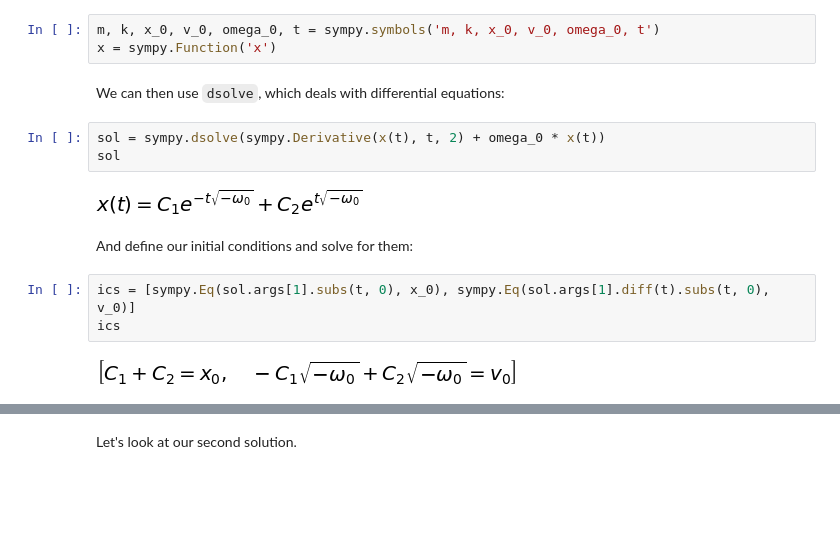
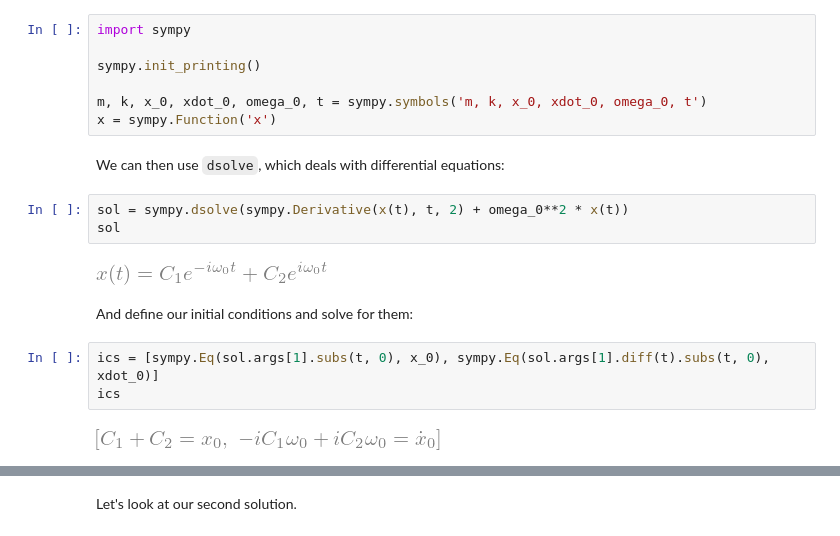
Before and after one commit to flothesof/posts, a Jupyter notebook: 20170414_HarmonicOscillator.ipynb, the cells around one changed output, grey strips where cells are left out. Drawn from its saved outputs; the diff is of its cells as text; blank space fills up the shorter version.

Commit message:
fix harmonic oscillator omega_squared

```diff
--- a/20170414_HarmonicOscillator.ipynb
+++ b/20170414_HarmonicOscillator.ipynb
@@ -44,22 +40,26 @@ sympy.init_printing()
 # %% [markdown]
 First, we define our symbols and function:
 # %%
-m, k, x_0, v_0, omega_0, t = sympy.symbols('m, k, x_0, v_0, omega_0, t')
+import sympy
+
+sympy.init_printing()
+
+m, k, x_0, xdot_0, omega_0, t = sympy.symbols('m, k, x_0, xdot_0, omega_0, t')
 x = sympy.Function('x')
 # %% [markdown]
 We can then use `dsolve`, which deals with differential equations:
 # %%
-sol = sympy.dsolve(sympy.Derivative(x(t), t, 2) + omega_0 * x(t))
+sol = sympy.dsolve(sympy.Derivative(x(t), t, 2) + omega_0**2 * x(t))
 sol
 # %% [output]
-[figure, old version]
+[figure, new version]
 # %% [markdown]
 And define our initial conditions and solve for them:
 # %%
-ics = [sympy.Eq(sol.args[1].subs(t, 0), x_0), sympy.Eq(sol.args[1].diff(t).subs(t, 0), v_0)]
+ics = [sympy.Eq(sol.args[1].subs(t, 0), x_0), sympy.Eq(sol.args[1].diff(t).subs(t, 0), xdot_0)]
 ics
 # %% [output]
-[figure, old version]
+[figure, new version]
 # %%
 solved_ics = sympy.solve(ics)
 solved_ics
```
Also changed, not shown: parts of 34 cells of this notebook.
